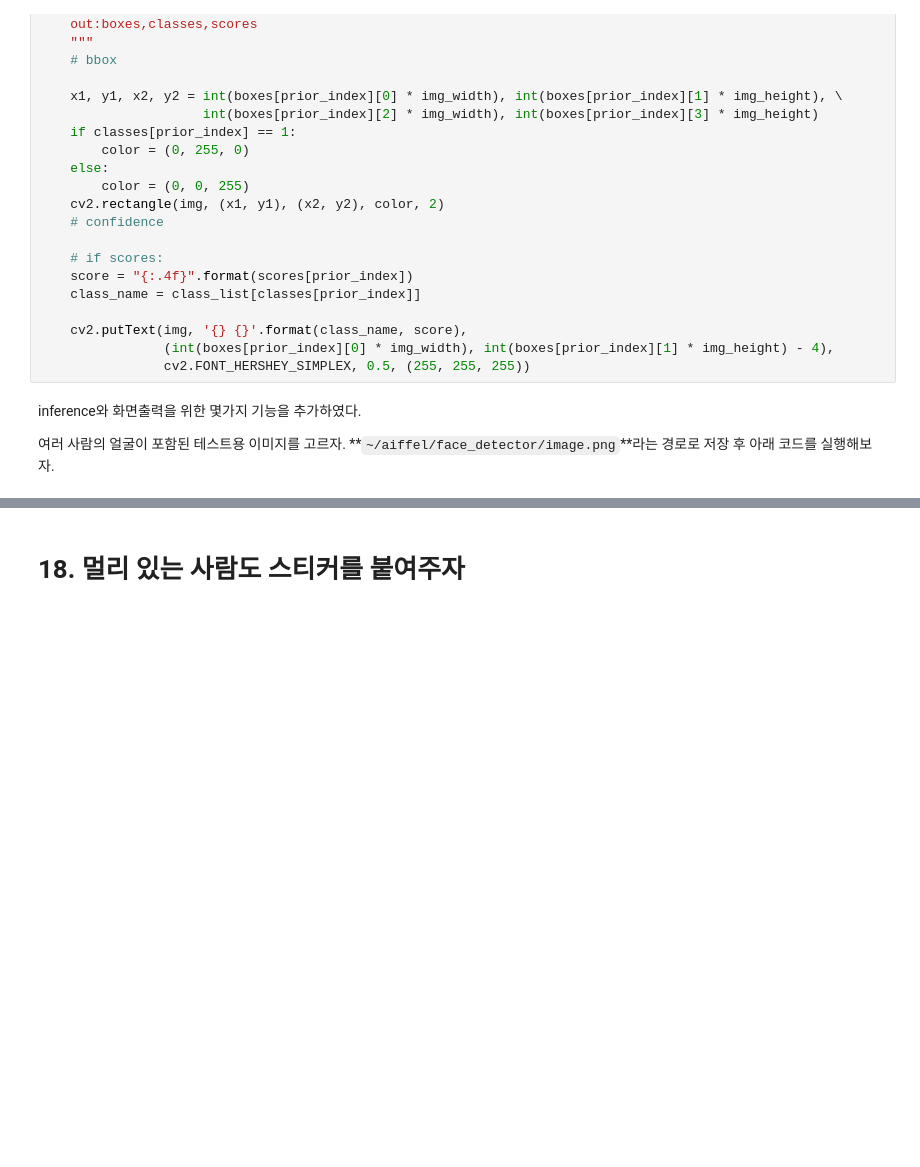
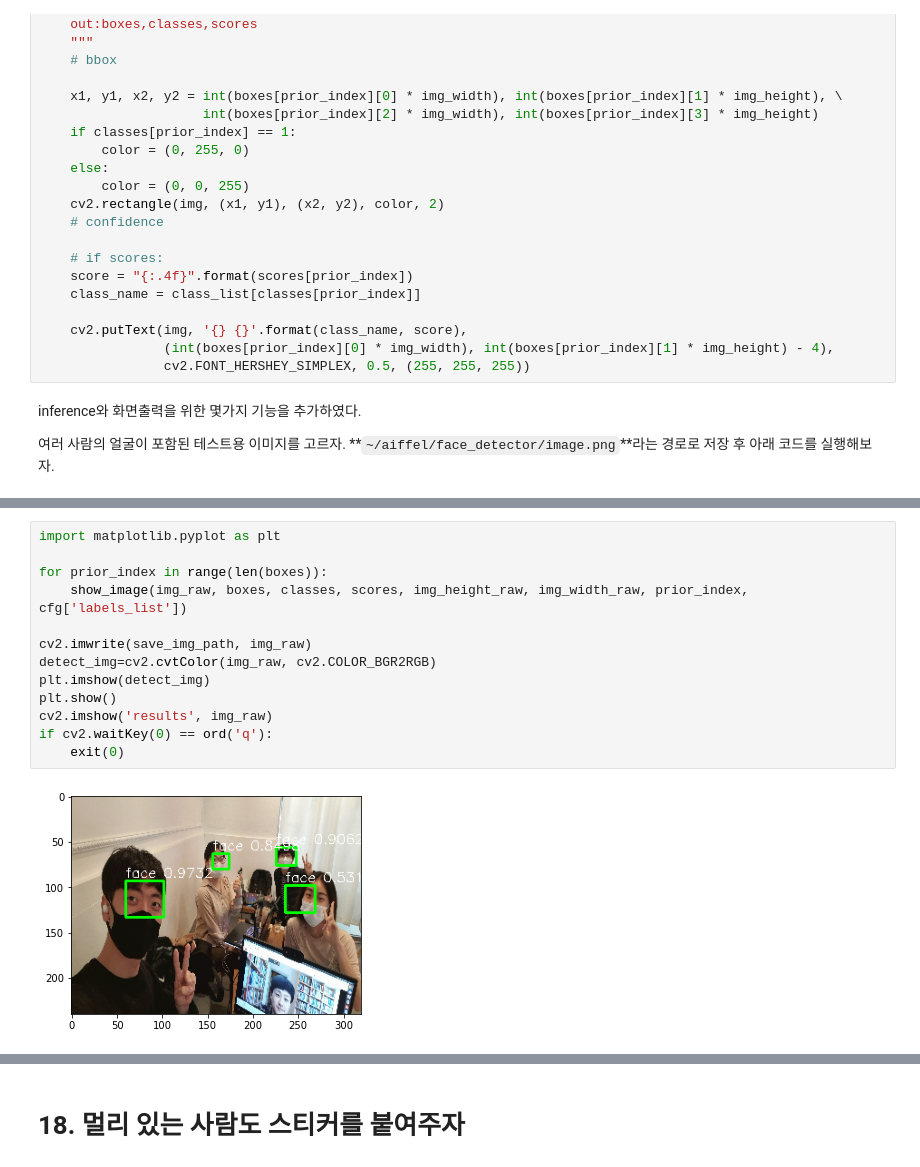
Before and after one commit to IsaacTips/AIFFEL, a Jupyter notebook: Going_Deeper/Project9_SSD_multiface_detection/Project9_SSD_multiface_detection.ipynb, the cells around one changed output, grey strips where cells are left out. Drawn from its saved outputs; the diff is of its cells as text; blank space fills up the shorter version.

```diff
--- a/Going_Deeper/Project9_SSD_multiface_detection/Project9_SSD_multiface_detection.ipynb
+++ b/Going_Deeper/Project9_SSD_multiface_detection/Project9_SSD_multiface_detection.ipynb
@@ -1736,3 +1736,18 @@ error: OpenCV(4.5.1) /tmp/pip-req-build-hj027r8z/opencv/modules/imgproc/src/resi
+# %%
+import matplotlib.pyplot as plt
+
+for prior_index in range(len(boxes)):
+    show_image(img_raw, boxes, classes, scores, img_height_raw, img_width_raw, prior_index, cfg['labels_list'])
+
+cv2.imwrite(save_img_path, img_raw)
+detect_img=cv2.cvtColor(img_raw, cv2.COLOR_BGR2RGB)
+plt.imshow(detect_img)
+plt.show()
+cv2.imshow('results', img_raw)
+if cv2.waitKey(0) == ord('q'):
+    exit(0)
+# %% [output]
+[figure, added]
 # %% [markdown]
 이번 스텝에 소개한 모델 학습 과정을 inference.py에 정리해 두었다. 아래와 같이 위의 과정을 실행할 수 있다.<br>
 (단, 이미지 파일명은 임의로 변경할 수 있다. )
```
Also changed, not shown: parts of 6 cells of this notebook.
